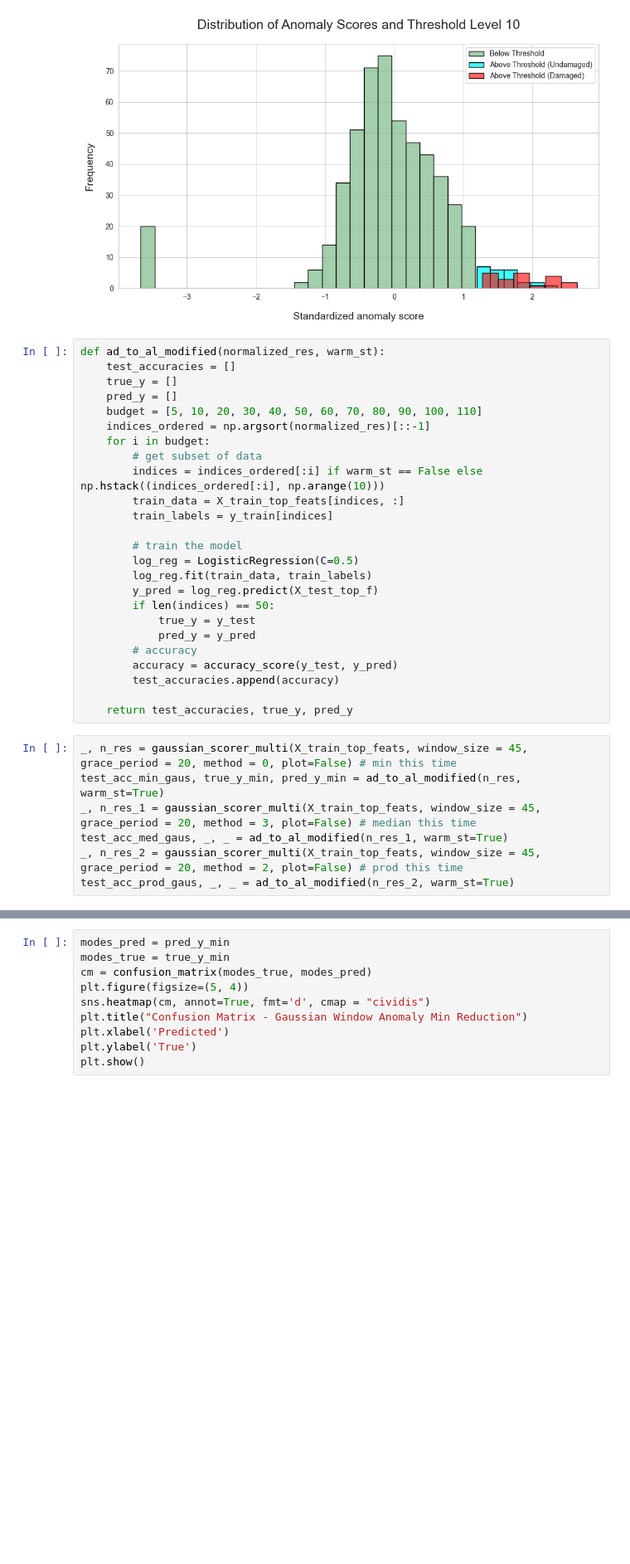
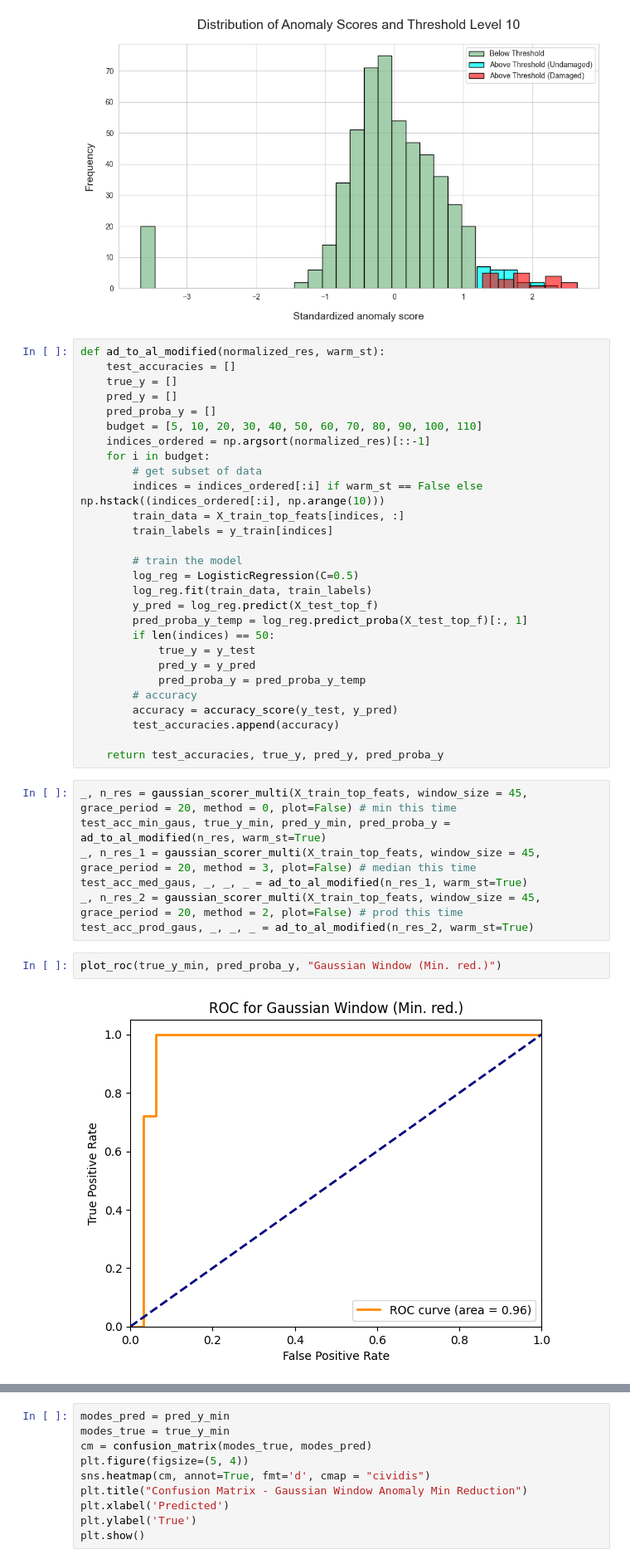
Before and after one commit to AmroAbdrabo/application-of-online-anomaly-detection-using-one-class-classification-to-z24, a Jupyter notebook: Chapter3-ActiveLearning/Streaming-AL/River/river_experiments.ipynb, the cells around one changed output, grey strips where cells are left out. Shown at 83% size. Cells and saved outputs as stored; diff of their text form; blank space fills up the shorter version.

```diff
--- a/Chapter3-ActiveLearning/Streaming-AL/River/river_experiments.ipynb
+++ b/Chapter3-ActiveLearning/Streaming-AL/River/river_experiments.ipynb
@@ -668,6 +701,7 @@ def ad_to_al_modified(normalized_res, warm_st):
     test_accuracies = []
     true_y = []
     pred_y = []
+    pred_proba_y = []
     budget = [5, 10, 20, 30, 40, 50, 60, 70, 80, 90, 100, 110]
     indices_ordered = np.argsort(normalized_res)[::-1]
     for i in budget:
@@ -680,21 +714,27 @@ def ad_to_al_modified(normalized_res, warm_st):
         log_reg = LogisticRegression(C=0.5)
         log_reg.fit(train_data, train_labels)
         y_pred = log_reg.predict(X_test_top_f)
+        pred_proba_y_temp = log_reg.predict_proba(X_test_top_f)[:, 1]
         if len(indices) == 50:
             true_y = y_test
             pred_y = y_pred
+            pred_proba_y = pred_proba_y_temp
         # accuracy
         accuracy = accuracy_score(y_test, y_pred)
         test_accuracies.append(accuracy)
 
-    return test_accuracies, true_y, pred_y
+    return test_accuracies, true_y, pred_y, pred_proba_y
 # %%
 _, n_res = gaussian_scorer_multi(X_train_top_feats, window_size = 45, grace_period = 20, method = 0, plot=False) # min this time
-test_acc_min_gaus, true_y_min, pred_y_min = ad_to_al_modified(n_res, warm_st=True)
+test_acc_min_gaus, true_y_min, pred_y_min, pred_proba_y = ad_to_al_modified(n_res, warm_st=True)
 _, n_res_1 = gaussian_scorer_multi(X_train_top_feats, window_size = 45, grace_period = 20, method = 3, plot=False) # median this time
-test_acc_med_gaus, _, _ = ad_to_al_modified(n_res_1, warm_st=True)
+test_acc_med_gaus, _, _, _ = ad_to_al_modified(n_res_1, warm_st=True)
 _, n_res_2 = gaussian_scorer_multi(X_train_top_feats, window_size = 45, grace_period = 20, method = 2, plot=False) # prod this time
-test_acc_prod_gaus, _, _ = ad_to_al_modified(n_res_2, warm_st=True)
+test_acc_prod_gaus, _, _, _ = ad_to_al_modified(n_res_2, warm_st=True)
+# %%
+plot_roc(true_y_min, pred_proba_y, "Gaussian Window (Min. red.)")
+# %% [output]
+[figure, added]
 # %%
 plt.figure(figsize=(8, 5))
 x =  np.array([5, 10, 20, 30, 40, 50, 60, 70, 80, 90, 100, 110])+10 # add 10 since we do a warm start
```
Also changed, not shown: parts of 9 cells of this notebook.
